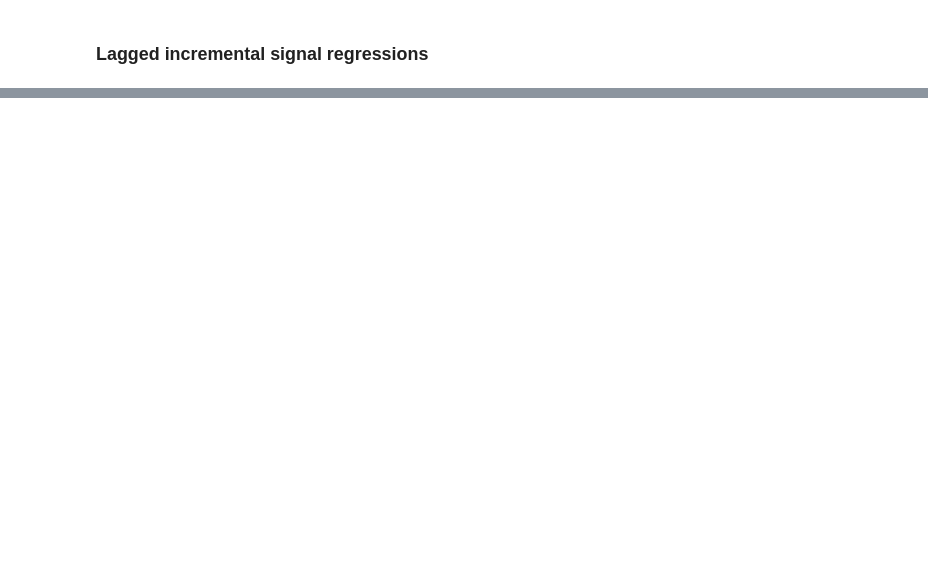
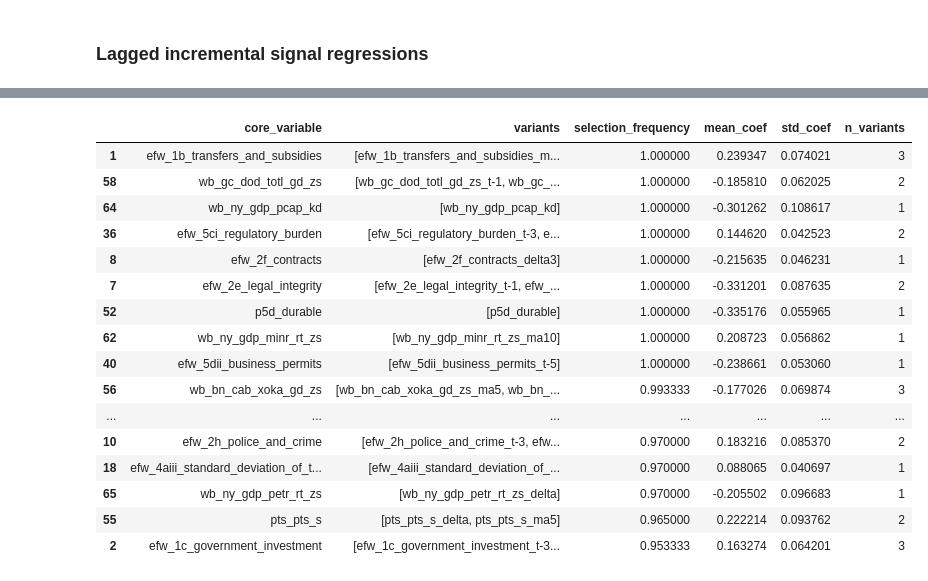
Before and after one commit to janjdarecki/instquality, a Jupyter notebook: 04_run_temporal_analysis.ipynb, the cells around one changed output, grey strips where cells are left out. Cells and saved outputs as stored; diff of their text form; code cells hidden in the pictures; blank space fills up the shorter version.

```diff
--- a/04_run_temporal_analysis.ipynb
+++ b/04_run_temporal_analysis.ipynb
@@ -1453,0 +255,62 @@ Top 2 core variables by SHAP importance:
+# %%
+# load data
+df = pd.read_pickle("saved/df.dat")
+
+# define columns
+id_cols = ["country","year","iso_code_1","iso_code_2","region"]
+exclude = id_cols + [c for c in df.columns if c.startswith("tgt_")]
+macro_cols = filter_cols([c for c in df.columns if c.startswith("wb_") and not c.startswith("wb_iq_") and c not in exclude], [])
+iq_cols = filter_cols([c for c in df.columns if (c.startswith("wb_iq_") or (not c.startswith("wb_") and c not in exclude))], [])
+
+# define models to run
+models = ['lasso', 'ridge', 'elastic']
+
+# iterate over split shares
+split_shares = [0.75, 0.8, 0.85]
+for split_share in split_shares:
+    print("\n" + "=" * 100)
+    print(f"Runnning {split_share*100:.0f}-{(1-split_share)*100:.0f} split...")
+
+    # run models for each horizon
+    for h in range(1,11):
+
+        # get split year for horizon
+        y_name = f"tgt_spread_t{h}"
+        split_year = check_split_year(df, y_name, split_share)
+        if split_share != 0.75:
+            name_prefix = f"levels_t{h}_{split_share*100:.0f}"
+        else:
+            name_prefix = f"levels_t{h}"
+
+        # run spec for models
+        print("\n" + "=" * 100)
+        print(f"Running forecast horizon: t+{h}")
+        print(f"Split year for {split_share*100:.0f}-{(1-split_share)*100:.0f} split: {split_year}")
+        run_unified_regularized_regression(
+            name_prefix=name_prefix,
+            data_path="saved/df.dat",
+            macro_cols=macro_cols,
+            iq_cols=iq_cols,
+            use_clustering=True,
+            corr_threshold=0.9,
+            y_name=y_name,
+            spread_col="tgt_spread",
+            year_col="year",
+            split_year=split_year,
+            model_types=models,
+            agnostic=True,
+            param_factors=np.logspace(-2,5,15),
+            l1_ratios=[0.5],
+            use_expanding_cv=True,
+            min_train_years=8,
+            cv_stride=2,
+            r2_benchmark=None,
+            rmse_benchmark=None,
+            early_stop_threshold=0.10,
+            save_results=True,
+            output_dir="specs",
+            n_jobs=-1,
+            multicollinearity_check=False,
+            perform_interpretability=True
+        )
+# %% [output]
@@ -1453,0 +383,17 @@ Top 2 core variables by SHAP importance:
+|  | core_variable | variants | selection_frequency | mean_coef | std_coef | n_variants |
+| 1 | efw_1b_transfers_and_subsidies | [efw_1b_transfers_and_subsidies_m... | 1.000000 | 0.239347 | 0.074021 | 3 |
+| 58 | wb_gc_dod_totl_gd_zs | [wb_gc_dod_totl_gd_zs_t-1, wb_gc_... | 1.000000 | -0.185810 | 0.062025 | 2 |
+| 64 | wb_ny_gdp_pcap_kd | [wb_ny_gdp_pcap_kd] | 1.000000 | -0.301262 | 0.108617 | 1 |
+| 36 | efw_5ci_regulatory_burden | [efw_5ci_regulatory_burden_t-3, e... | 1.000000 | 0.144620 | 0.042523 | 2 |
+| 8 | efw_2f_contracts | [efw_2f_contracts_delta3] | 1.000000 | -0.215635 | 0.046231 | 1 |
+| 7 | efw_2e_legal_integrity | [efw_2e_legal_integrity_t-1, efw_... | 1.000000 | -0.331201 | 0.087635 | 2 |
+| 52 | p5d_durable | [p5d_durable] | 1.000000 | -0.335176 | 0.055965 | 1 |
+| 62 | wb_ny_gdp_minr_rt_zs | [wb_ny_gdp_minr_rt_zs_ma10] | 1.000000 | 0.208723 | 0.056862 | 1 |
+| 40 | efw_5dii_business_permits | [efw_5dii_business_permits_t-5] | 1.000000 | -0.238661 | 0.053060 | 1 |
+| 56 | wb_bn_cab_xoka_gd_zs | [wb_bn_cab_xoka_gd_zs_ma5, wb_bn_... | 0.993333 | -0.177026 | 0.069874 | 3 |
+| ... | ... | ... | ... | ... | ... | ... |
+| 10 | efw_2h_police_and_crime | [efw_2h_police_and_crime_t-3, efw... | 0.970000 | 0.183216 | 0.085370 | 2 |
+| 18 | efw_4aiii_standard_deviation_of_t... | [efw_4aiii_standard_deviation_of_... | 0.970000 | 0.088065 | 0.040697 | 1 |
+| 65 | wb_ny_gdp_petr_rt_zs | [wb_ny_gdp_petr_rt_zs_delta] | 0.970000 | -0.205502 | 0.096683 | 1 |
+| 55 | pts_pts_s | [pts_pts_s_delta, pts_pts_s_ma5] | 0.965000 | 0.222214 | 0.093762 | 2 |
+| 2 | efw_1c_government_investment | [efw_1c_government_investment_t-3... | 0.953333 | 0.163274 | 0.064201 | 3 |
```
Also changed, not shown: parts of 17 cells of this notebook, 6 other files.
